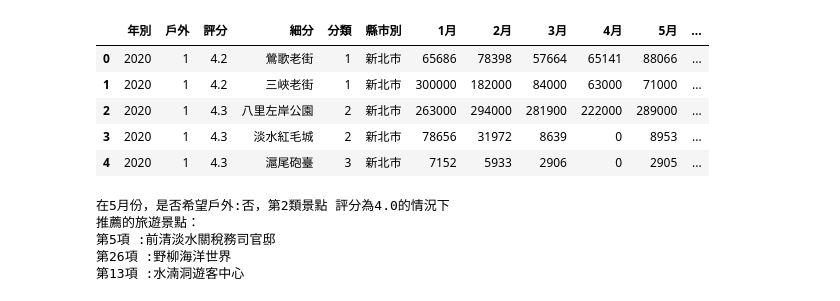
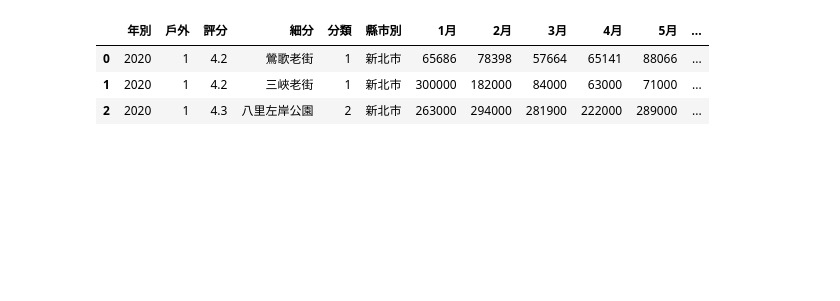
Before and after one commit to Haoowo/recommend_place, a Jupyter notebook: Tour.ipynb, the cells around one changed output. Drawn from its saved outputs; the diff is of its cells as text; code cells hidden in the pictures; blank space fills up the shorter version.

```diff
--- a/Tour.ipynb
+++ b/Tour.ipynb
@@ -5,68 +5,10 @@ import pandas as pd
 from sklearn.preprocessing import StandardScaler
 from sklearn.neighbors import NearestNeighbors
 # %%
-data = pd.read_csv('C:\\Users\\user\\Desktop\\python\\data.csv', encoding='UTF-8')
-data.head(5)
+data = pd.read_csv('C:\\Users\\user\\Desktop\\python\\recommend_place\\data.csv', encoding='UTF-8')
+data.head(3)
 # %% [output]
 |  | 年別 | 戶外 | 評分 | 細分 | 分類 | 縣市別 | 1月 | 2月 | 3月 | 4月 | 5月 | ... |
 | 0 | 2020 | 1 | 4.2 | 鶯歌老街 | 1 | 新北市 | 65686 | 78398 | 57664 | 65141 | 88066 | ... |
 | 1 | 2020 | 1 | 4.2 | 三峽老街 | 1 | 新北市 | 300000 | 182000 | 84000 | 63000 | 71000 | ... |
 | 2 | 2020 | 1 | 4.3 | 八里左岸公園 | 2 | 新北市 | 263000 | 294000 | 281900 | 222000 | 289000 | ... |
-| 3 | 2020 | 1 | 4.3 | 淡水紅毛城 | 2 | 新北市 | 78656 | 31972 | 8639 | 0 | 8953 | ... |
-| 4 | 2020 | 1 | 4.3 | 滬尾砲臺 | 3 | 新北市 | 7152 | 5933 | 2906 | 0 | 2905 | ... |
-# %%
-features = data[['1月', '2月', '3月', '4月', '5月', '6月', '7月', '8月', '9月', '10月', '11月', '12月','評分','戶外','分類']]
-
-
-# 將資料集標準化
-scaler = StandardScaler()
-features_scaled = scaler.fit_transform(features)
-
-# 定義KNN模型，n_neighbors為鄰近數
-model = NearestNeighbors(n_neighbors=3)
-model.fit(features_scaled)
-
-def recommend_places(month, is_outdoor, rating,classify,much):
-
-
-    target_features = [ 0, 0, 0, 0, 0, 0, 0, 0, 0, 0, 0,0,rating,is_outdoor,classify]
-    month-=1
-    if much==1:
-        target_features[month] = 100000
-    else:
-        target_features[month] = 10000
-    # 特徵值進行標準化
-    target_features_scaled = scaler.transform([target_features])
-
-    distances, indices = model.kneighbors(target_features_scaled)
-    # 推薦的景點
-    #print(indices,"\n")
-    print('推薦的旅遊景點：')
-
-    for i in indices[0]:
-
-        print("第%d項 :"%(i),end="")
-        print(data.iloc[i]['細分'])
-
-mon=eval(input("請輸入月份:"))
-
-s=input("請輸入是否希望戶外: Y/N")
-if(s=='y'or s=='Y'):
-    s='是'
-    out=1
-else:
-    s='否'
-    out=0
-
-
-rat=eval(input("請輸入評分:"))
-classify=eval(input("請輸入景點類型1~3 (1)平地 (2)海邊 (3)上山 :"))
-much=eval(input("可否接受人多: (0)否 (1)是"))
-print("在%d月份，是否希望戶外:%s，第%d類景點 評分為%.1f的情況下"%(mon,s,classify,rat))
-recommend_places(mon,out,rat,classify,much)
-# %% [output]
-在5月份，是否希望戶外:否，第2類景點 評分為4.0的情況下
-推薦的旅遊景點：
-第5項 :前清淡水關稅務司官邸
-第26項 :野柳海洋世界
-第13項 :水湳洞遊客中心
```
Also changed, not shown: parts of 4 cells of this notebook.
